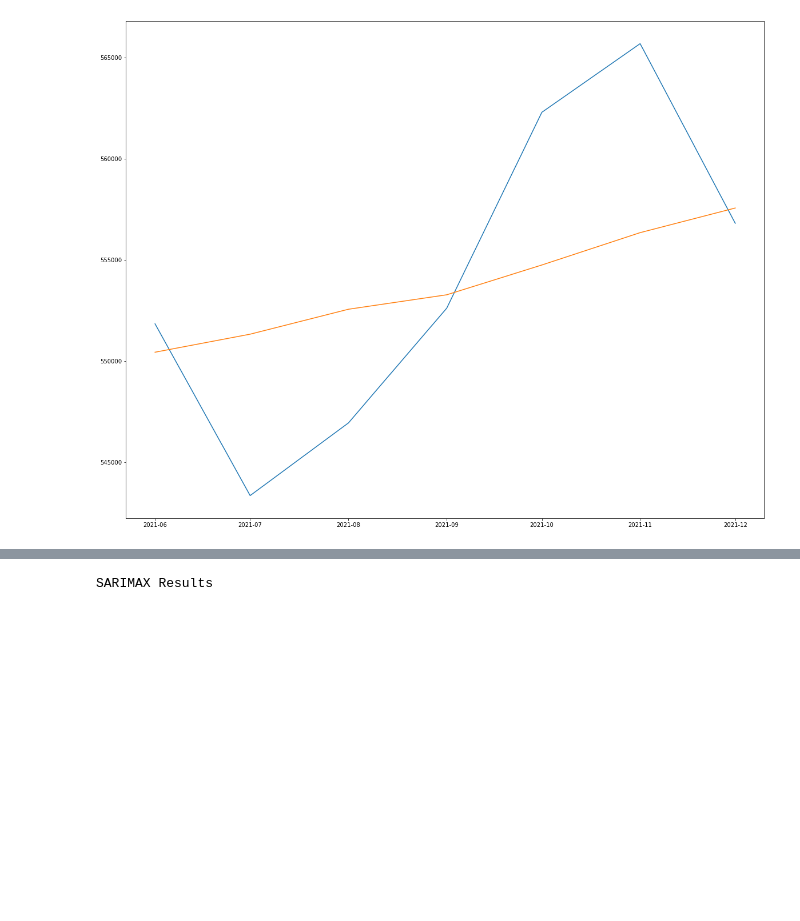
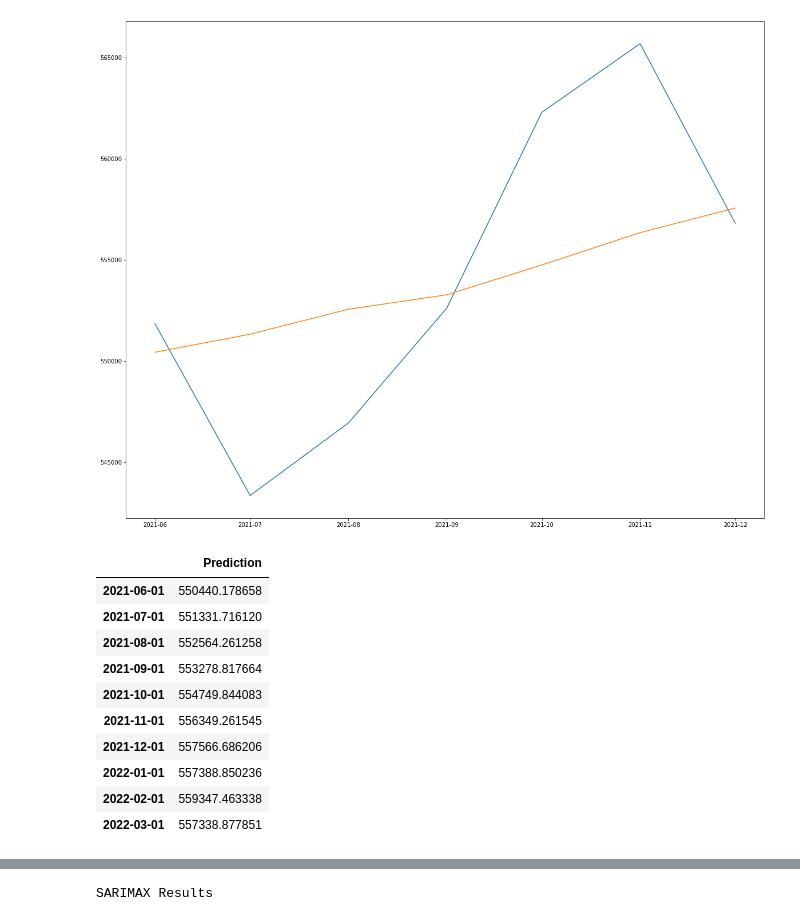
Before and after one commit to ColeBallard/retail-services-data, a Jupyter notebook: Code/Pipeline and ETL/WorkbookETL_ML.ipynb, the cells around one changed output, grey strips where cells are left out. Cells and saved outputs as stored; diff of their text form; code cells hidden in the pictures; blank space fills up the shorter version.

```diff
--- a/Code/Pipeline and ETL/WorkbookETL_ML.ipynb
+++ b/Code/Pipeline and ETL/WorkbookETL_ML.ipynb
@@ -389,3 +389,28 @@ plt.plot(subplot)
 [<matplotlib.lines.Line2D at 0x...>,
  <matplotlib.lines.Line2D at 0x...>]
 [figure]
+# %%
+extended_forecast_non_stationary = model.predict(n=10, return_conf_int=True)
+# extended_forecast
+dates = ['2022-01-01','2022-02-01','2022-03-01']#, '2022-04-01','2022-05-01','2022-06-01'
+date_in_datetime = []
+for i in dates:
+    date_in_datetime.append(datetime.strptime(i, '%Y-%m-%d'))
+
+extended_index = pd.Index(date_in_datetime)
+new_index = test.index.append(extended_index)
+# print(new_index)
+extended_forecast_df_non_stationary = pd.DataFrame(extended_forecast_non_stationary[0],index = new_index,columns=['Prediction'])
+display(extended_forecast_df_non_stationary)
+# %% [output]
+|  | Prediction |
+| 2021-06-01 | 550440.178658 |
+| 2021-07-01 | 551331.716120 |
+| 2021-08-01 | 552564.261258 |
+| 2021-09-01 | 553278.817664 |
+| 2021-10-01 | 554749.844083 |
+| 2021-11-01 | 556349.261545 |
+| 2021-12-01 | 557566.686206 |
+| 2022-01-01 | 557388.850236 |
+| 2022-02-01 | 559347.463338 |
+| 2022-03-01 | 557338.877851 |
```
Also changed, not shown: parts of 1 cell of this notebook.
